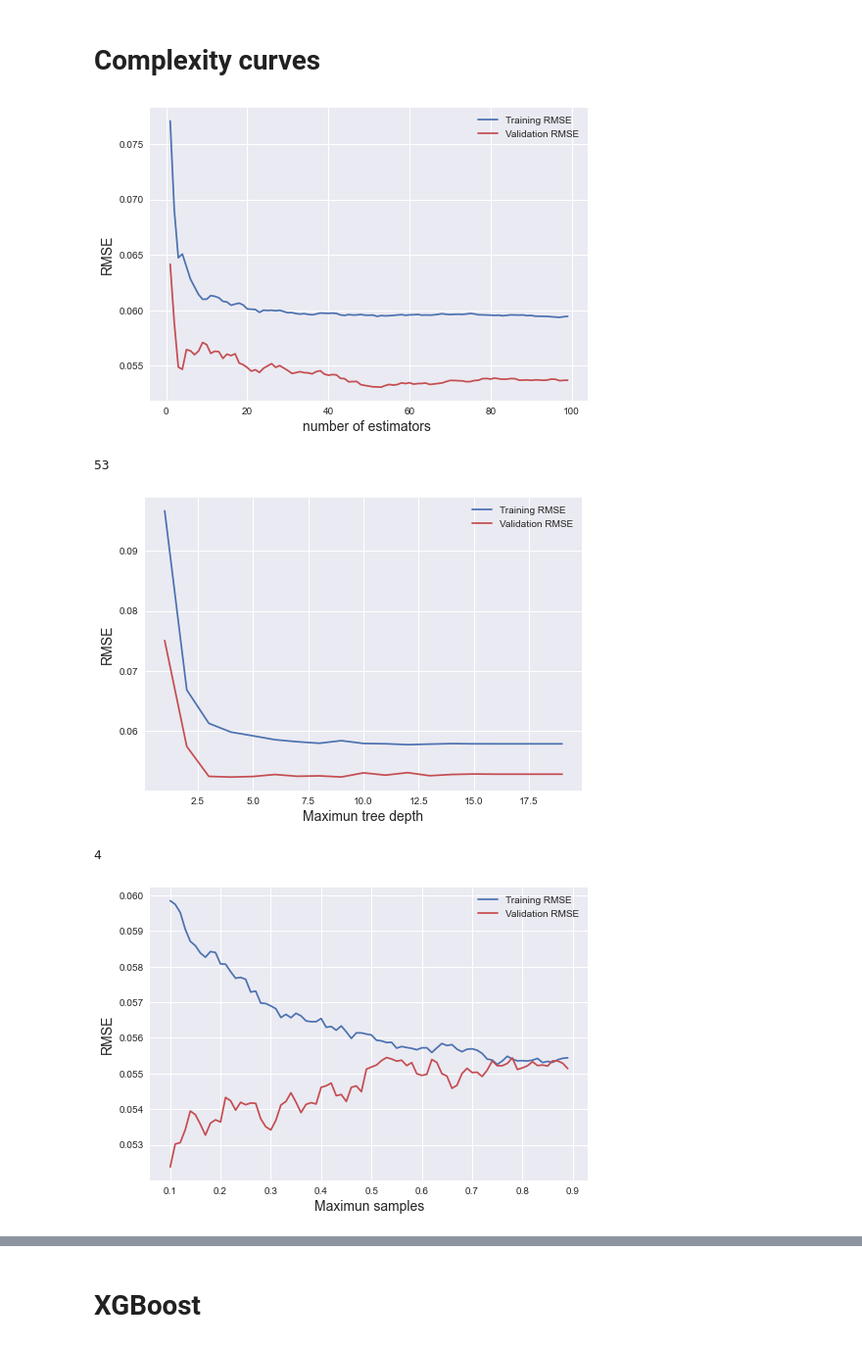
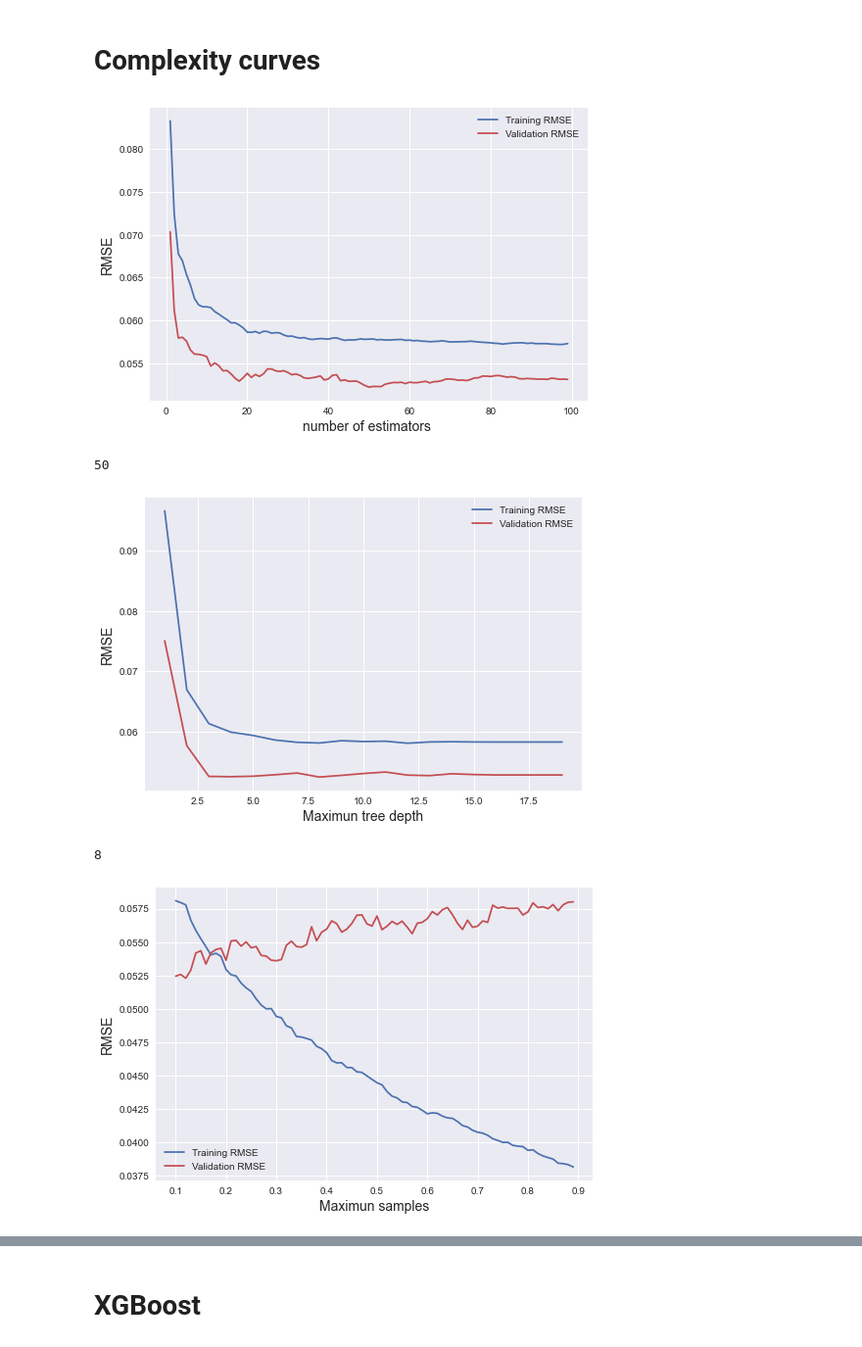
Before and after one commit to sechava4/monitoreogrid, a Jupyter notebook: app/Develops/Consumption_estimation_Journal/Model_generation_notebook.ipynb, the cells around one changed output, grey strips where cells are left out. Shown at 98% size. Drawn from its saved outputs; the diff is of its cells as text; code cells hidden in the pictures.

Commit message:
tested consumption model

```diff
--- a/app/Develops/Consumption_estimation_Journal/Model_generation_notebook.ipynb
+++ b/app/Develops/Consumption_estimation_Journal/Model_generation_notebook.ipynb
@@ -579,6 +579,9 @@ features['highway_enc'] = le.fit_transform(features['highway'])
 features['slope_cat'] = pd.cut(features["slope"], np.arange(-10,10.1,5) )
 features['slope_cat'] = features['slope_cat'].astype('string')
 
+# Wh/km
+features['consumption_per_km'] = features['consumption_per_km']*1000
+
 print('equal to 0 =',len(features[features['consumption'] == 0]))
 print('different from 0 =', len(features[features['consumption'] != 0]))
 
@@ -1055,7 +1068,7 @@ y = train_lm_scaled['consumption_per_km'].values
 
 # Curva de complejidad
 # x cada uno de los parámetros max_depth': 110, 'max_samples': 0.2, 'n_estimators': 45}
-randF_regr = RandomForestRegressor(n_estimators=53, max_depth=4,
+randF_regr = RandomForestRegressor(n_estimators=50, max_depth=8,
                                    random_state=0,max_features='auto' , criterion='mse', max_samples = 0.1)
 
 randF_regr.fit(X, y)
@@ -1112,7 +1125,7 @@ val_r2 = []
 train_r2 = []
 
 for estimators in n_estimators:
-    reg = RandomForestRegressor(n_estimators = estimators, max_features='auto', max_depth=4, max_samples = 0.12,
+    reg = RandomForestRegressor(n_estimators = estimators, max_features='auto', max_depth=8, max_samples = 0.12,
                                 criterion = 'mse', random_state = 0)
     reg.fit(X, y)
     # Predicting the Traint set results
@@ -1147,11 +1160,11 @@ plt.xlabel('number of estimators ', fontsize = 14)
 plt.legend()
 plt.show()
 # %% [output]
-[figure, old version]
+[figure, new version]
 # %%
 n_estimators[val_acc.index(min(val_acc))]
 # %% [output]
-53
+50
 # %%
 depths = np.arange(1,20,1)
 X_test = test_scaled[['mean_max_power_usr', 'mean_soc','mean_speed', 'slope']].values
@@ -1202,11 +1215,11 @@ plt.xlabel('Maximun tree depth', fontsize = 14)
 plt.legend()
 plt.show()
 # %% [output]
-[figure, old version]
+[figure, new version]
 # %%
 depths[val_acc.index(min(val_acc))]
 # %% [output]
-4
+8
 # %%
 max_samples = np.arange(0.1,0.9,0.01)
 X_test = test_scaled[['mean_max_power_usr', 'mean_soc','mean_speed', 'slope']].values
@@ -1223,39 +1236,39 @@ train_r2 = []
 
 for max_sample in max_samples:
     reg = RandomForestRegressor(n_estimators = 53, max_features='auto', max_samples = max_sample,
-                                max_depth=4, criterion = 'mse', random_state = 0, n_jobs=-1)
+                                max_depth=8, criterion = 'mse', random_state = 0, n_jobs=-1)
     reg.fit(X, y)
     # Predicting the Traint set results
     y_pred_train = reg.predict(X)
     train_reg_results.append(np.sqrt(mean_squared_error(y, y_pred_train)))
 
     y_pred = reg.predict(X_test)
     validation_reg_results.append(np.sqrt(mean_squared_error(y_test, y_pred)))
 
     train_reg_r2.append(mean_absolute_error(y, y_pred_train))
 
     validation_reg_r2.append(mean_absolute_error(y_test, y_pred))
 
     #print('R2 =',r2_score(y_test, predictions))
 
 for i in range(len(train_reg_results)):
     train_acc.append(train_reg_results[i])
     val_acc.append(validation_reg_results[i])
     train_r2.append(train_reg_r2[i])
     val_r2.append(validation_reg_r2[i])
 
 
 plt.figure('Complexity curve')
 plt.style.use('seaborn')
 plt.plot(max_samples, train_acc, 'b', label = 'Training RMSE')
 plt.plot(max_samples, val_acc, 'r', label = 'Validation RMSE')
 plt.ylabel('RMSE', fontsize = 14)
 plt.xlabel('Maximun samples', fontsize = 14)
 # plt.title('Complexity curves for random forest', fontsize = 18, y = 1.03)
 plt.legend()
 plt.show()
 # %% [output]
-[figure, old version]
+[figure, new version]
 # %%
 max_samples[val_acc.index(min(val_acc))]
 # %% [output]
```
Also changed, not shown: parts of 16 cells of this notebook, 11 other files.
